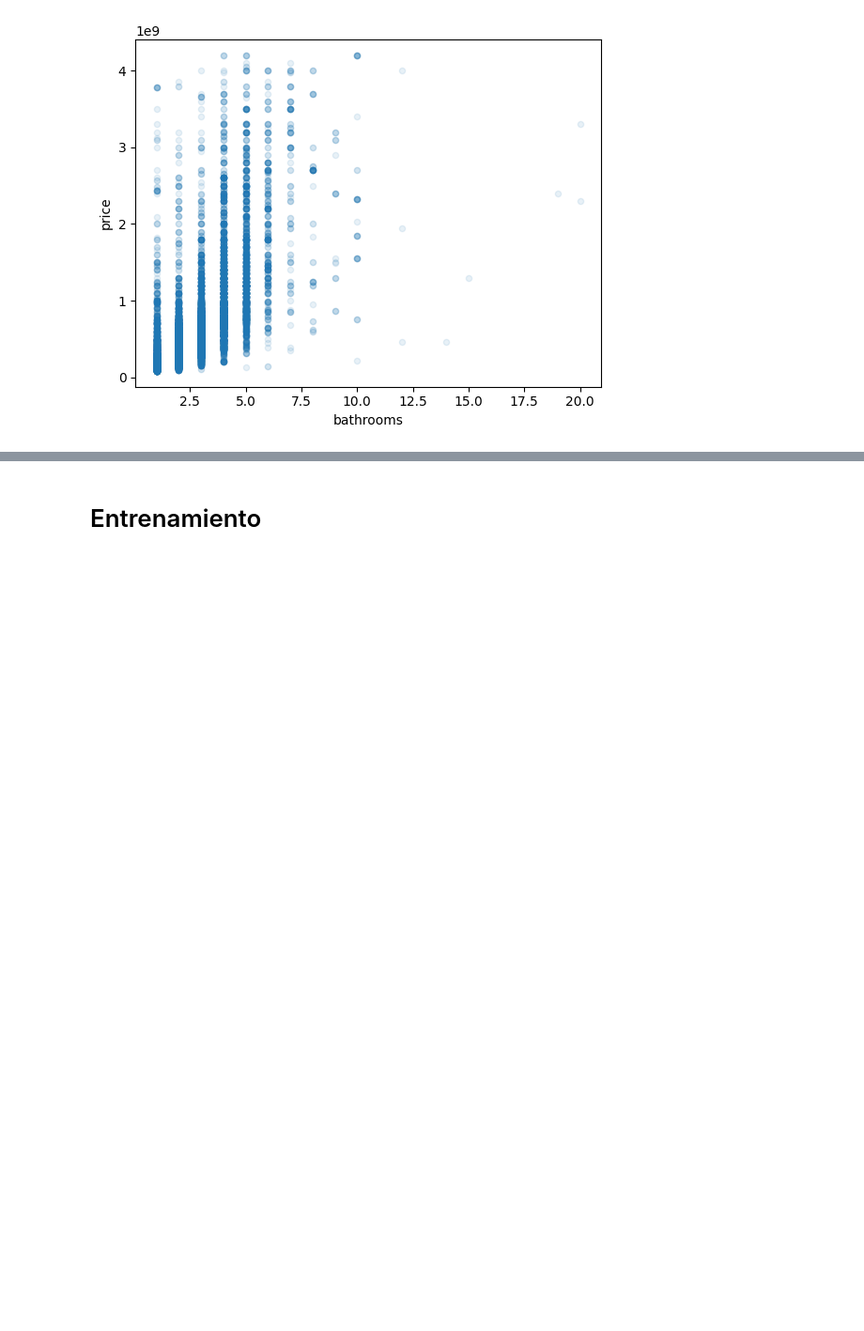
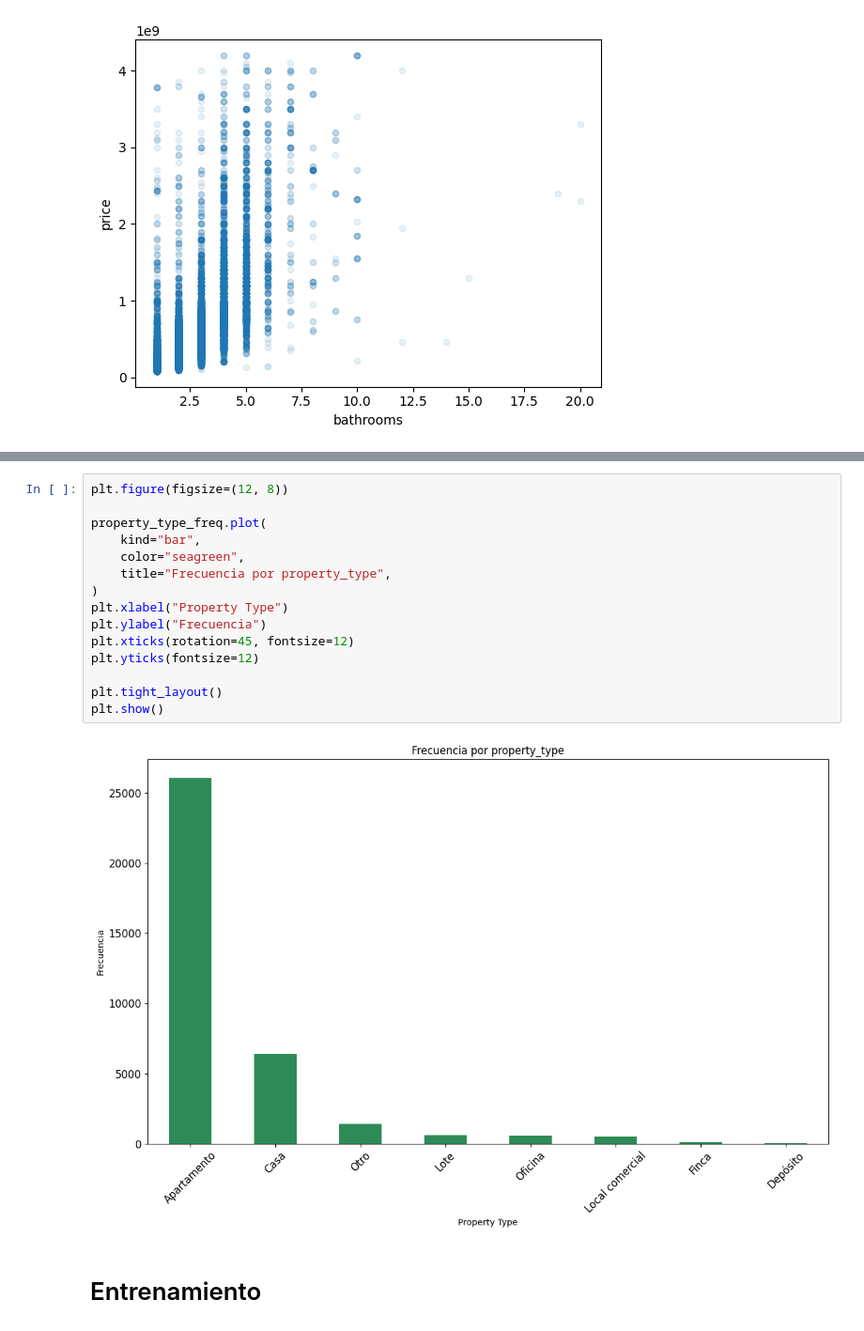
Before and after one commit to evinracher/3008338-geospatial-analysis, a Jupyter notebook: project/house-price-medellin.ipynb, the cells around one changed output, grey strips where cells are left out. Shown at 94% size. Cells and saved outputs as stored; diff of their text form; blank space fills up the shorter version.

```diff
--- a/project/house-price-medellin.ipynb
+++ b/project/house-price-medellin.ipynb
@@ -544,3 +565,20 @@ df_medellin_clean.plot(kind="scatter", x="bathrooms", y="price", alpha=0.1)
+# %%
+plt.figure(figsize=(12, 8))
+
+property_type_freq.plot(
+    kind="bar",
+    color="seagreen",
+    title="Frecuencia por property_type",
+)
+plt.xlabel("Property Type")
+plt.ylabel("Frecuencia")
+plt.xticks(rotation=45, fontsize=12)
+plt.yticks(fontsize=12)
+
+plt.tight_layout()
+plt.show()
+# %% [output]
+[figure, added]
 # %% [markdown]
 # Entrenamiento
 # %% [markdown]
```
Also changed, not shown: parts of 9 cells of this notebook.
